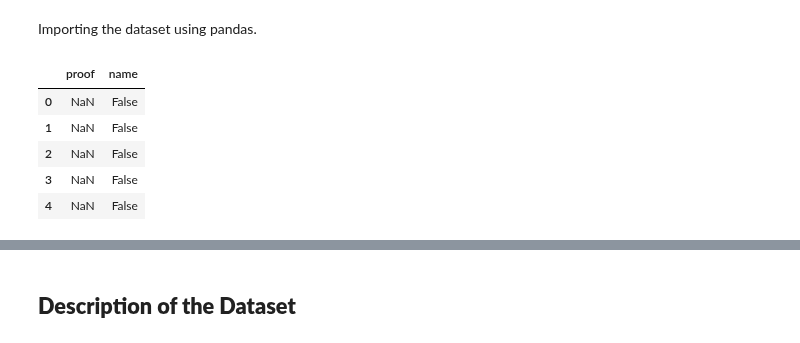
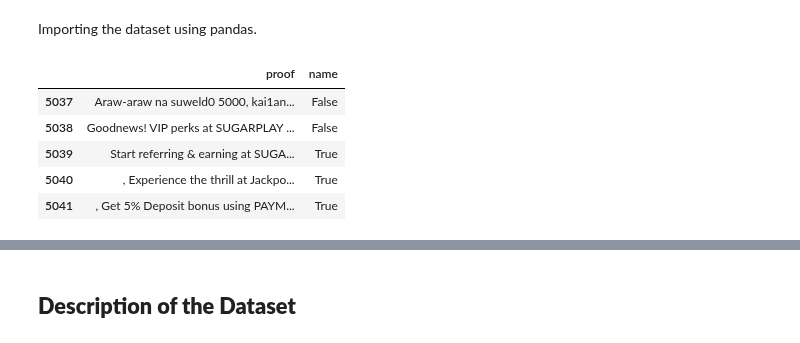
Before and after one commit to AGR-Yes/ScamMessagesPhilippines, a Jupyter notebook: PhilippineSpamSMS_Phase_2.ipynb, the cells around one changed output, grey strips where cells are left out. Cells and saved outputs as stored; diff of their text form; code cells hidden in the pictures.

```diff
--- a/PhilippineSpamSMS_Phase_2.ipynb
+++ b/PhilippineSpamSMS_Phase_2.ipynb
@@ -56,12 +60,12 @@ Importing the dataset using pandas.
 # %%
 dataset = "Processed Datasets\proof.csv"
 
 proof = pd.read_csv(dataset)
-proof.head()
+proof.tail()
 # %% [output]
 |  | proof | name |
-| 0 | NaN | False |
-| 1 | NaN | False |
-| 2 | NaN | False |
-| 3 | NaN | False |
-| 4 | NaN | False |
+| 5037 | Araw-araw na suweld0 5000, kai1an... | False |
+| 5038 | Goodnews! VIP perks at SUGARPLAY ... | False |
+| 5039 | Start referring & earning at SUGA... | True |
+| 5040 | , Experience the thrill at Jackpo... | True |
+| 5041 | , Get 5% Deposit bonus using PAYM... | True |
```
Also changed, not shown: parts of 18 cells of this notebook.
